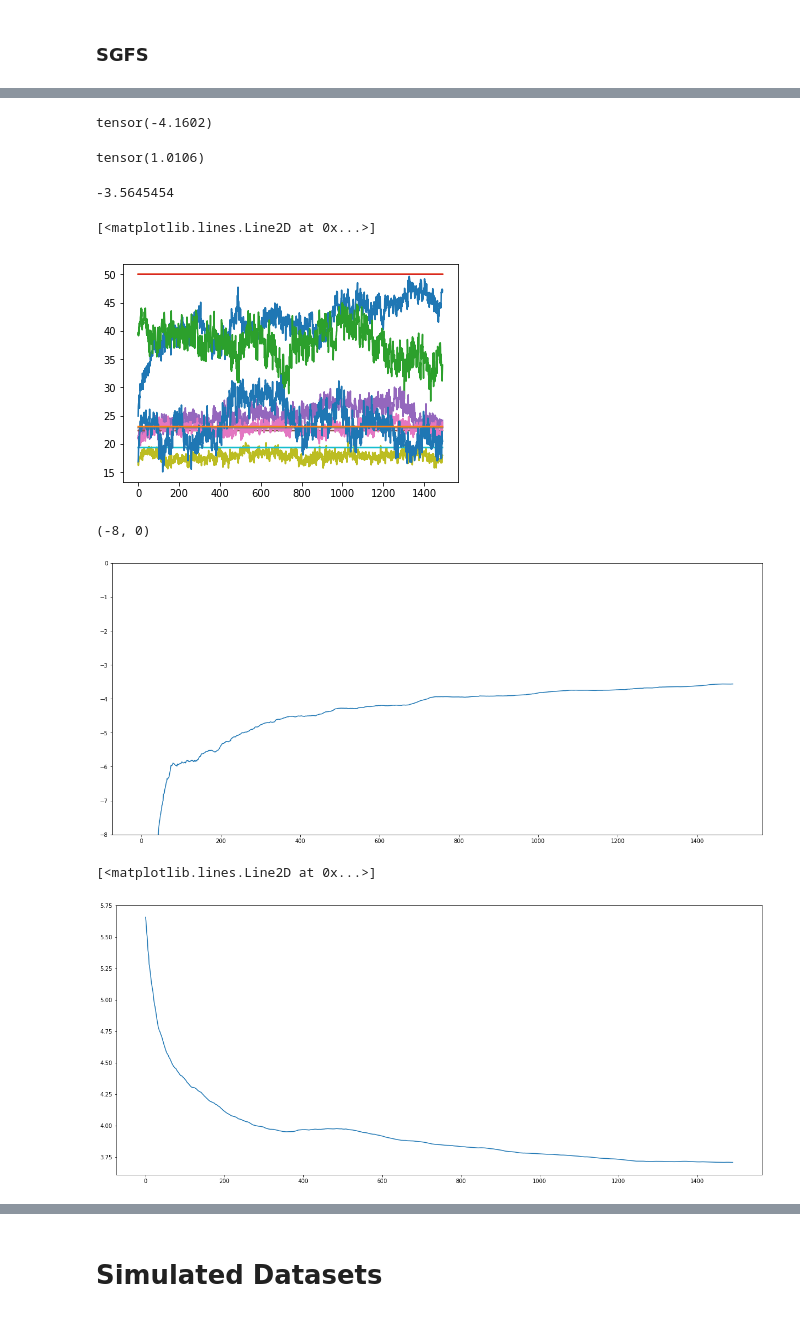
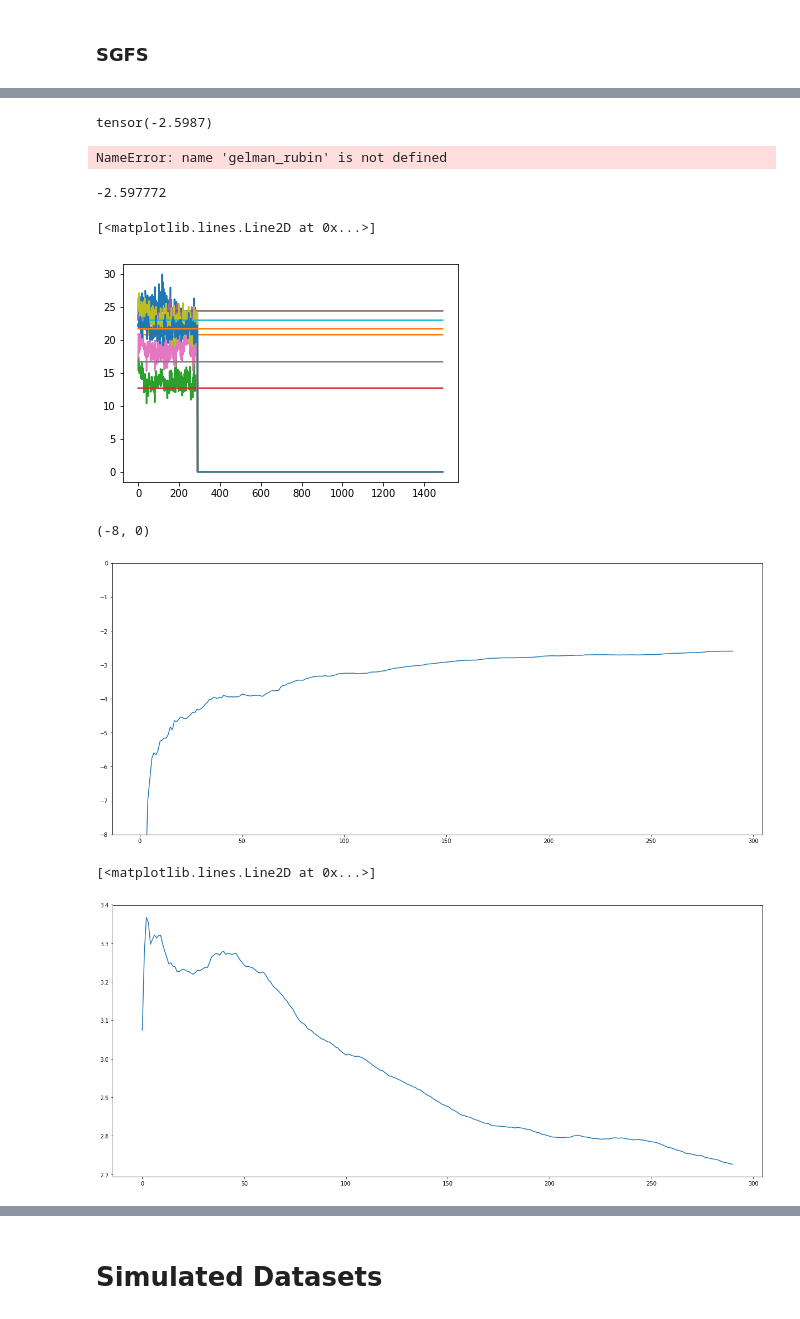
Before and after one commit to GitM0j0/KSGFS, a Jupyter notebook: regression.ipynb, the cells around one changed output, grey strips where cells are left out. Saved outputs shown, nothing was run; the diff lists cells and outputs as text; code cells hidden in the pictures.

```diff
--- a/regression.ipynb
+++ b/regression.ipynb
@@ -207,7 +207,8 @@ else:
 
 
 lambda_ = 1.
-lr = 8e-3
+lr = 1e-5
+#3e-2
 
 
 
@@ -215,7 +216,7 @@ batch_size = 32.
 dataset_size= 456.
 
 network = Model()
-criterion = nn.MSELoss(size_average=True)
+criterion = nn.MSELoss(size_average=False)
 
 optim = sgld.optim.sgld(network, lr, lambda_, batch_size, dataset_size)
 
@@ -440,7 +458,7 @@ dataset_size = 456
 
 # model_sgfs: preactivation and activation matrices required
 network = mlp([13,50, 50, 1],nl=F.relu)
-criterion = nn.MSELoss(size_average=True)
+criterion = nn.MSELoss(size_average=False)
 
 optim = sgfs.optim.sgfs(network, epsilon, lambda_, batch_size, dataset_size)
 evaluate = evaluation_sgfs(test_loader, 1., X_train_mean, X_train_std, y_train_mean, y_train_std)
@@ -504,7 +522,7 @@ else:
 
 
 lambda_ = 1.
-lr =1e-7
+lr =3e-4
 alpha = 0.99
 
 
@@ -514,7 +532,7 @@ dataset_size= 456
 
 
 network = Model()
-criterion = nn.MSELoss(size_average=True)
+criterion = nn.MSELoss(size_average=False)
 
 optim = psgld.optim.psgld(network, lr, alpha, lambda_, batch_size, dataset_size)
 # optim = torch.optim.RMSprop(network.parameters(), lr=1e-4, alpha=0.99, eps=1e-08, weight_decay=0, momentum=0, centered=False)
@@ -545,7 +563,7 @@ for epoch in range(2000):
 
 
         if (t >= 300) & (t % 10 == 0):
-            rmse, log_lik = evaluate.fn(network)
+            rmse, log_lik, predictions = evaluate.fn(network)
             test_rmse.append(rmse)
             log_lik_psgld.append(log_lik)
 
@@ -590,9 +651,9 @@ dataset_size=456
 
 
 network = Model()
-criterion = nn.MSELoss(size_average=True)
+criterion = nn.MSELoss(size_average=False)
 
-optim = ksgfs.optim.KSGFS(network, criterion, batch_size, dataset_size, eta=1., v=0., lambda_=1., epsilon= 4., l2=1e-3, invert_every=1)
+optim = ksgfs.optim.KSGFS(network, criterion, batch_size, dataset_size, eta=1., v=0., lambda_=1., epsilon= 0.01, l2=1e-3, invert_every=1)
 evaluate = evaluation(test_loader, 1., X_train_mean, X_train_std, y_train_mean, y_train_std)
 
 losses_ksgfs = []
@@ -600,7 +661,7 @@ log_lik_ksgfs = []
 test_rmse = []
 t = 1.
 
-for epoch in range(10000):
+for epoch in range(2000):
 
     running_loss = 0
     for x, y in iter(train_loader):
@@ -647,17 +725,17 @@ Epoch 9999 - loss: 0.0158
 # %%
 log_lik_ksgfs[-1]
 # %% [output]
-tensor(-4.1602)
+tensor(-2.5987)
 # %%
 gelman_rubin(predictions[:,:1491])
 # %% [output]
-tensor(1.0106)
+NameError: name 'gelman_rubin' is not defined
 # %%
 ess(predictions[:,1:])
 # %%
 np.max(log_lik_ksgfs[3:])
 # %% [output]
--3.5645454
+-2.597772
 # %%
 plt.plot(range(1491),predictions[0,:1491].numpy())
 plt.plot(range(1491),np.linspace(y[0],y[0],1491))
@@ -673,23 +751,23 @@ plt.plot(range(1491),predictions[5,:1491].numpy())
 plt.plot(range(1491),np.linspace(y[5],y[5],1491))
 # %% [output]
 [<matplotlib.lines.Line2D at 0x...>]
-[figure, old version]
+[figure, new version]
 # %%
 for x,y in iter(test_loader):
     x,y
 # %%
 plt.figure(figsize=(21,9))
-plt.plot(range(1491), log_lik_ksgfs)
+plt.plot(range(291), log_lik_ksgfs)
 plt.ylim(-8,0)
 # %% [output]
 (-8, 0)
-[figure, old version]
+[figure, new version]
 # %%
 plt.figure(figsize=(21,9))
-plt.plot(range(1491), test_rmse)
+plt.plot(range(291), test_rmse)
 # %% [output]
 [<matplotlib.lines.Line2D at 0x...>]
-[figure, old version]
+[figure, new version]
 # %%
 import torch
 import torchvision
```
Also changed, not shown: parts of 15 cells of this notebook, 5 other files.
